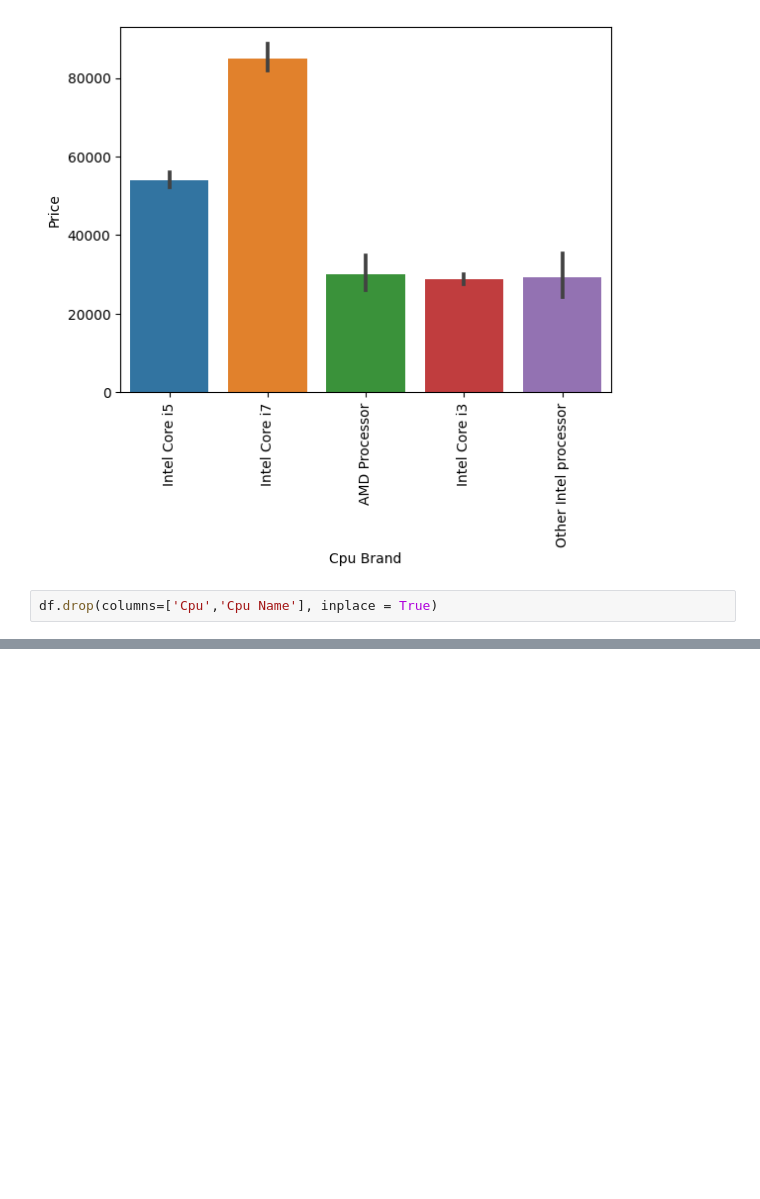
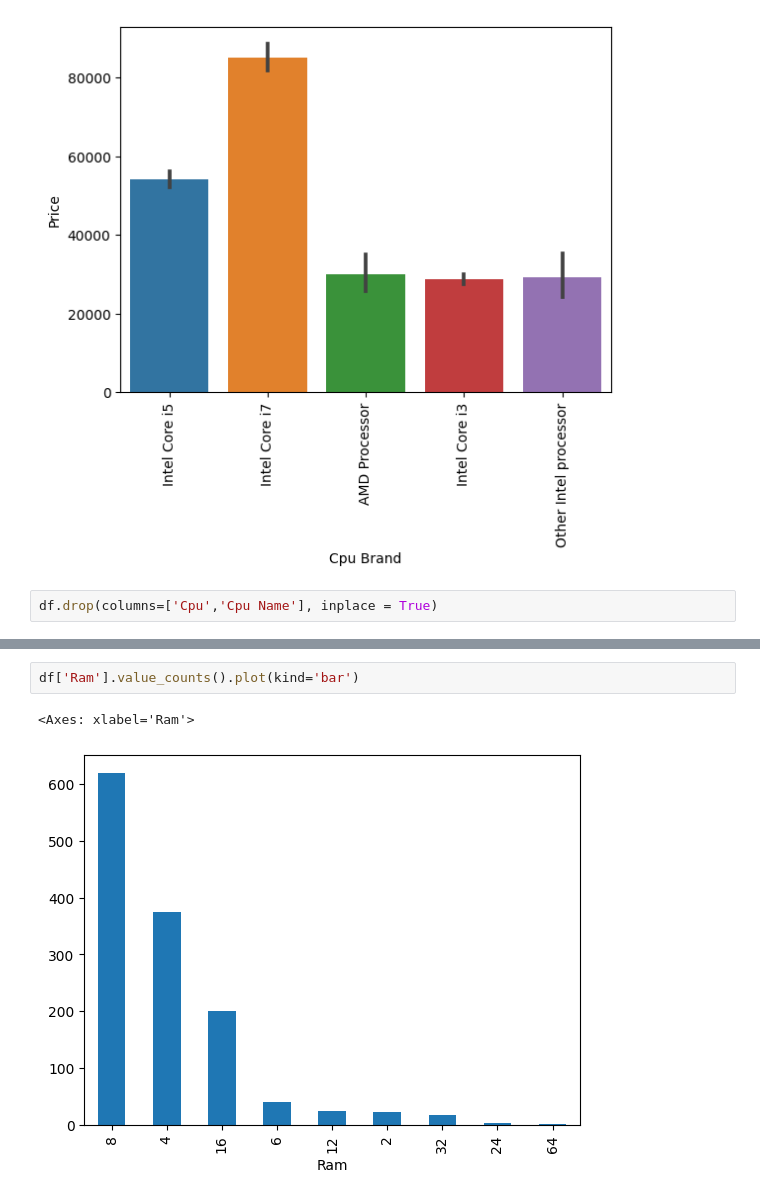
Before and after one commit to 27priyanshu/Laptop_predictor, a Jupyter notebook: Laptop-price-predictor.ipynb, the cells around one changed output, grey strips where cells are left out. Saved outputs shown, nothing was run; the diff lists cells and outputs as text; blank space fills up the shorter version.

```diff
--- a/Laptop-price-predictor.ipynb
+++ b/Laptop-price-predictor.ipynb
@@ -481,3 +481,8 @@ df.head()
 | 2 | HP | Notebook | 8 | 256GB SSD | Intel HD Graphics 620 | No OS | 1.86 | 30636.0000 | 0 | 0 | ... |
 | 3 | Apple | Ultrabook | 16 | 512GB SSD | AMD Radeon Pro 455 | macOS | 1.83 | 135195.3360 | 0 | 1 | ... |
 | 4 | Apple | Ultrabook | 8 | 256GB SSD | Intel Iris Plus Graphics 650 | macOS | 1.37 | 96095.8080 | 0 | 1 | ... |
+# %%
+df['Ram'].value_counts().plot(kind='bar')
+# %% [output]
+<Axes: xlabel='Ram'>
+[figure, added]
```
Also changed, not shown: parts of 9 cells of this notebook.
